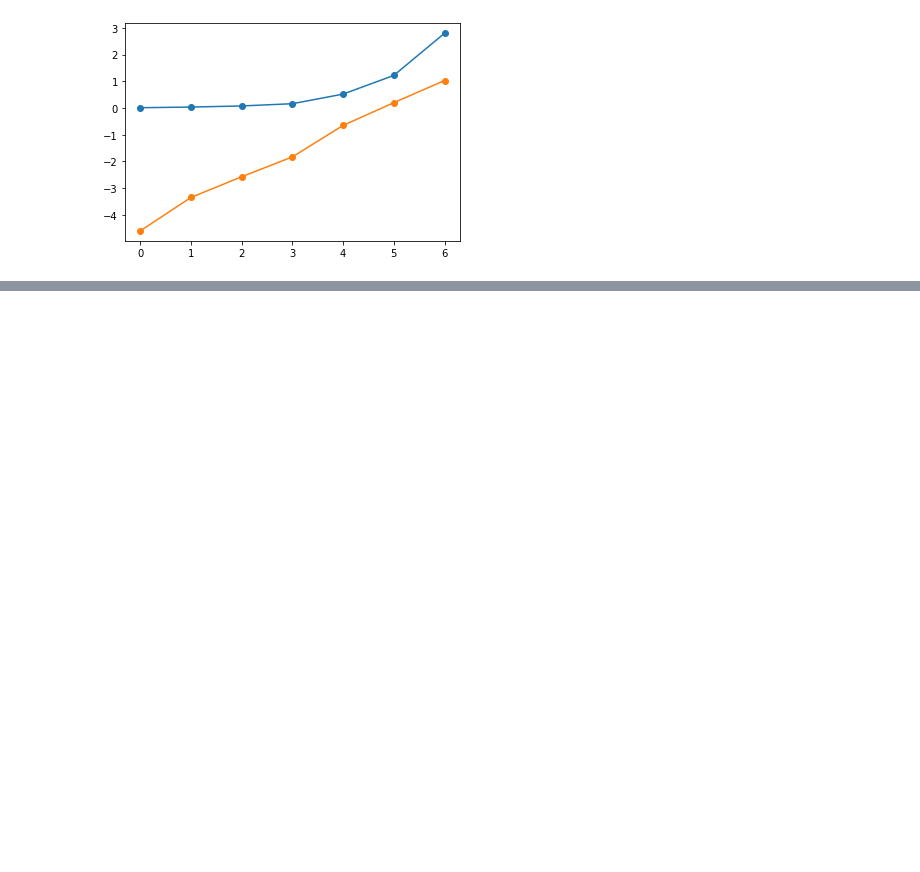
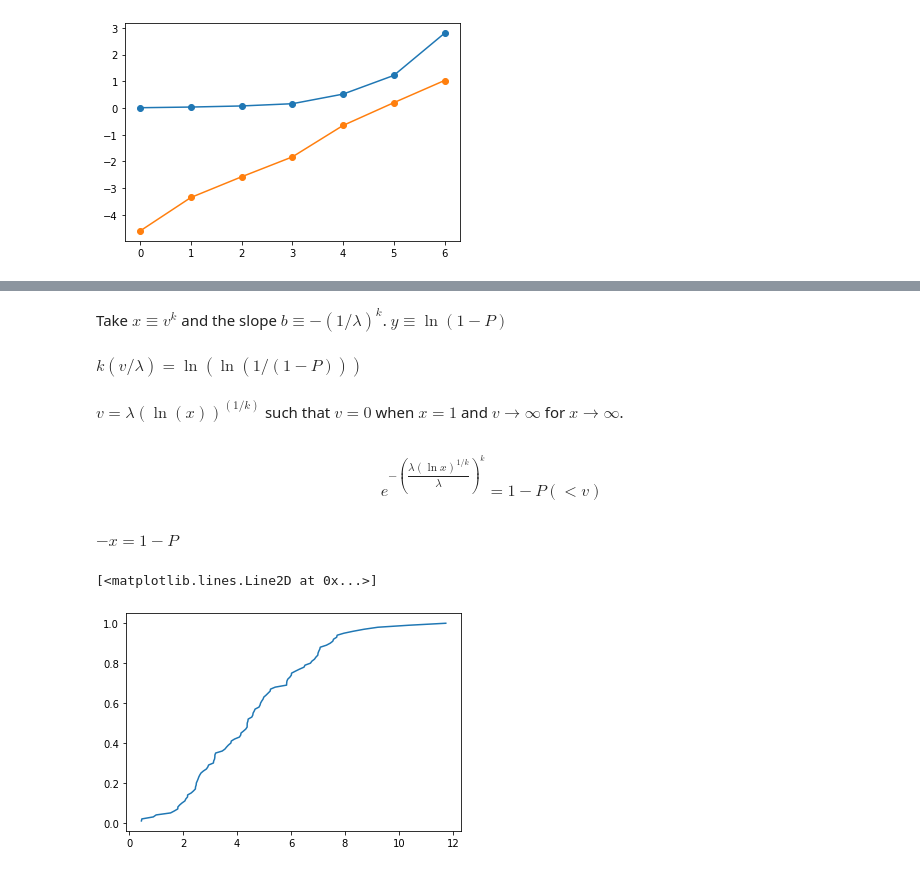
Before and after one commit to BoiseStatePlanetary/Optimizing-Number-and-Placement-of-Anemometers, a Jupyter notebook: figures/Uncertainties on Roughness and Shear Velocity.ipynb, the cells around one changed output, grey strips where cells are left out. Cells and saved outputs as stored; diff of their text form; code cells hidden in the pictures; blank space fills up the shorter version.

```diff
--- a/figures/Uncertainties on Roughness and Shear Velocity.ipynb
+++ b/figures/Uncertainties on Roughness and Shear Velocity.ipynb
@@ -220,0 +266,56 @@ print((calc_analytic_zstar(z0, x, y, sigma) - calc_analytic_zstar(z0, x, noisy_y
+# %% [markdown]
+Take $x \equiv v^k$ and the slope $b \equiv -(1/\lambda)^k$. $y \equiv \ln (1 - P)$
+# %% [markdown]
+$k\left( v/\lambda \right) = \ln \left( \ln(1/(1 - P)) \right) $
+# %% [markdown]
+$v = \lambda (\ln(x))^{(1/k)}$ such that $v = 0$ when $x = 1$ and $v \rightarrow \infty$ for $x \rightarrow \infty$.
+# %% [markdown]
+$$
+e^{-\left( \dfrac{\lambda (\ln x)^{1/k}}{\lambda} \right)^k} = 1 - P(< v)
+$$
+# %% [markdown]
+$ -x = 1 - P$
+# %%
+def Weibull_CDF(v, lamb, k):
+    return 1 - np.exp(-(v/lamb)**k)
+
+def Weibull_PDF(v, lamb, k):
+    return (k/lamb)*(v/lamb)**k*np.exp(-(v/lamb)**k)
+
+def inv_Weibull_CDF(p, lamb, k):
+    return np.log(1./(1. - p))**(1./k)*lamb
+
+def crazy_function(p):
+    return np.log(np.log(1/(1 - p)))
+
+def Weibull_mean(lamb, k):
+    return lamb*gamma(1 + 1/k)
+
+def Weibull_variance(lamb, k):
+    return lamb**2*(gamma(1 + 2/k) - gamma(1 + 1/k)**2)
+
+lamb = 5.
+k = 2.
+
+# Random
+min_v = 0
+max_v = 20. #m/s
+num_velocities = 100
+# v = np.sort(random(num_velocities)*(max_v - min_v) + min_v)
+# plt.plot(v, Weibull_CDF(v, lamb, k))
+# plt.plot(v, Weibull_PDF(v, lamb, k))
+
+# ps = np.linspace(0., 1., 1000)
+# plt.plot(ps, np.log(inv_Weibull_CDF(ps, lamb, k)))
+# plt.plot(ps, crazy_function(ps))
+
+vs = inv_Weibull_CDF(random(num_velocities), lamb, k)
+hst, bin_edges = np.histogram(vs, bins=[*np.sort(vs), max_v + 1])
+cum_hst = np.cumsum(hst, axis=0)
+err_cum_hst = np.sqrt(cum_hst)
+cum_hst = cum_hst / num_velocities
+err_cum_hst = err_cum_hst / num_velocities
+plt.plot(np.sort(vs), cum_hst)
+# %% [output]
+[<matplotlib.lines.Line2D at 0x...>]
+[figure, added]
```
Also changed, not shown: parts of 16 cells of this notebook.
